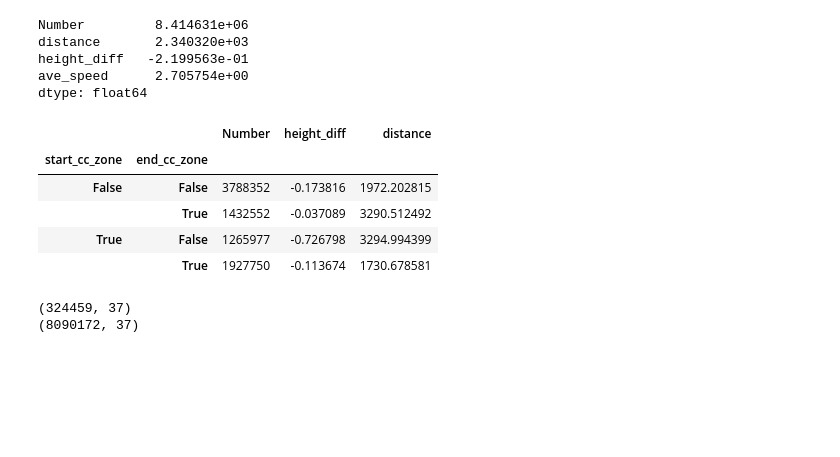
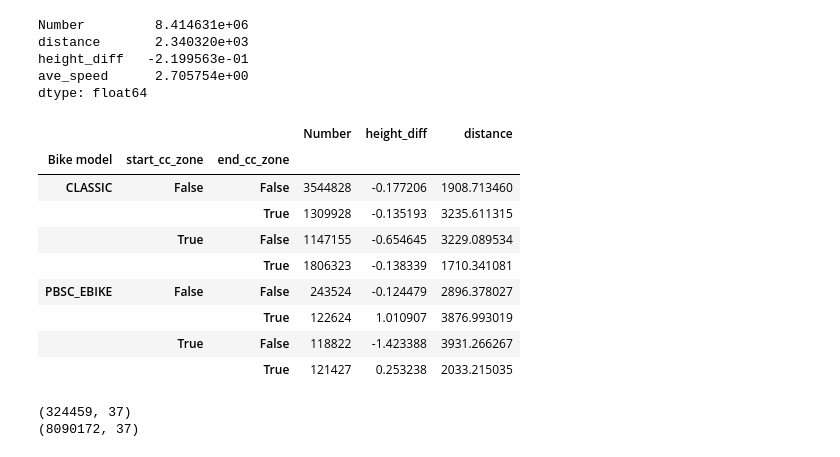
Before and after one commit to sokimura39/QM_Report, a Jupyter notebook: analysis.ipynb, the cells around one changed output. Cells and saved outputs as stored; diff of their text form; code cells hidden in the pictures; blank space fills up the shorter version.

```diff
--- a/analysis.ipynb
+++ b/analysis.ipynb
@@ -152,20 +155,24 @@ height_diff   -2.199563e-01
 ave_speed      2.705754e+00
 dtype: float64
 # %%
-journeys_df.groupby(by = ['start_cc_zone', 'end_cc_zone']).agg(
+journeys_df.groupby(by = ['Bike model', 'start_cc_zone', 'end_cc_zone']).agg(
     {
         'Number': 'count',
         'height_diff': 'mean',
         'distance': 'mean'
     }
 )
 # %% [output]
-|  |  | Number | height_diff | distance |
-| start_cc_zone | end_cc_zone |  |  |  |
-| False | False | 3788352 | -0.173816 | 1972.202815 |
-|  | True | 1432552 | -0.037089 | 3290.512492 |
-| True | False | 1265977 | -0.726798 | 3294.994399 |
-|  | True | 1927750 | -0.113674 | 1730.678581 |
+|  |  |  | Number | height_diff | distance |
+| Bike model | start_cc_zone | end_cc_zone |  |  |  |
+| CLASSIC | False | False | 3544828 | -0.177206 | 1908.713460 |
+|  |  | True | 1309928 | -0.135193 | 3235.611315 |
+|  | True | False | 1147155 | -0.654645 | 3229.089534 |
+|  |  | True | 1806323 | -0.138339 | 1710.341081 |
+| PBSC_EBIKE | False | False | 243524 | -0.124479 | 2896.378027 |
+|  |  | True | 122624 | 1.010907 | 3876.993019 |
+|  | True | False | 118822 | -1.423388 | 3931.266267 |
+|  |  | True | 121427 | 0.253238 | 2033.215035 |
 # %%
 print(journeys_df[journeys_df.start_id == journeys_df.end_id].shape)
 print(journeys_df[journeys_df.start_id != journeys_df.end_id].shape)
```
Also changed, not shown: parts of 24 cells of this notebook, 1 other file.
